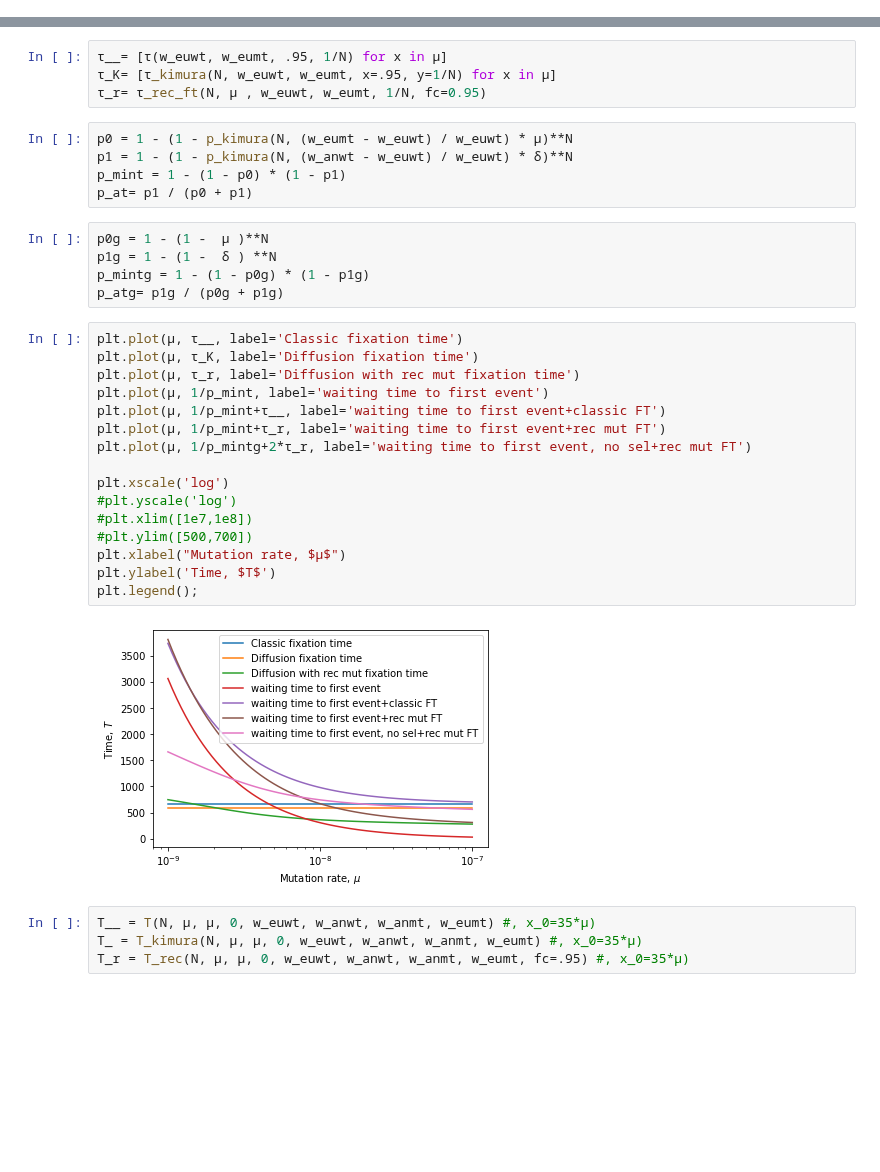
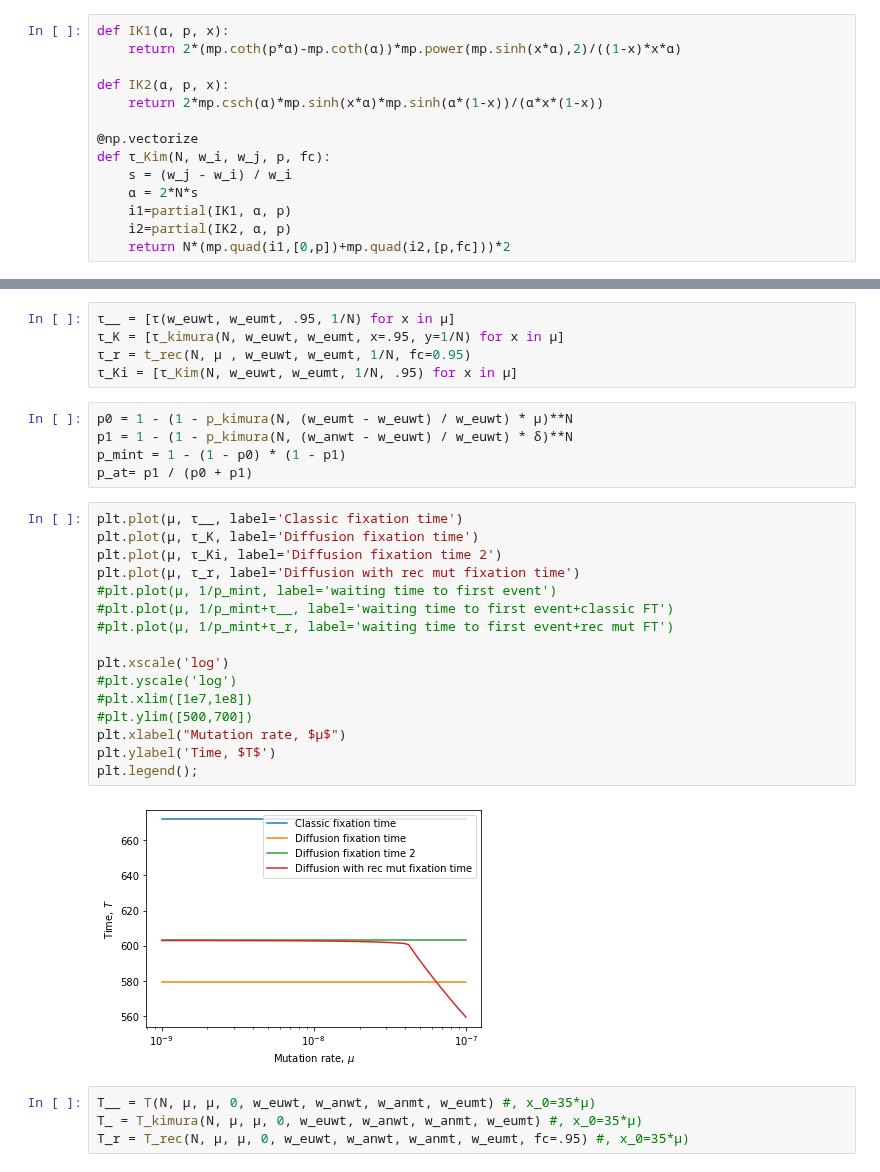
Before and after one commit to yoavram-lab/Heatrisomy, a Jupyter notebook: notebooks_mp/Comparison of the fixation times_no aneuploidy.ipynb, the cells around one changed output, grey strips where cells are left out. Saved outputs shown, nothing was run; the diff lists cells and outputs as text; blank space fills up the shorter version.

```diff
--- a/notebooks_mp/Comparison of the fixation times_no aneuploidy.ipynb
+++ b/notebooks_mp/Comparison of the fixation times_no aneuploidy.ipynb
@@ -158,4 +158,18 @@ def T_kimura(N, μ1, μ2, δ, w_euwt, w_anwt, w_anmt, w_eumt, x_0=0):
     )
     T =  p_a * T_a + (1 - p_a) * T_m
     return T
+# %%
+def IK1(α, p, x):
+    return 2*(mp.coth(p*α)-mp.coth(α))*mp.power(mp.sinh(x*α),2)/((1-x)*x*α)
+
+def IK2(α, p, x):
+    return 2*mp.csch(α)*mp.sinh(x*α)*mp.sinh(α*(1-x))/(α*x*(1-x))
+
+@np.vectorize
+def τ_Kim(N, w_i, w_j, p, fc):
+    s = (w_j - w_i) / w_i
+    α = 2*N*s
+    i1=partial(IK1, α, p)
+    i2=partial(IK2, α, p)
+    return N*(mp.quad(i1,[0,p])+mp.quad(i2,[p,fc]))*2
 # %%
@@ -456,37 +351,33 @@ msim_noaneuμ_manu=np.array([x for x in msim_noaneuμ_manu[0]])
 # %%
 N, μ, δ, w_euwt, w_anwt, w_anmt, w_eumt = 6e6, μm, 0, 1, 1.021,1.025, 1.028
 # %%
-τ__= [τ(w_euwt, w_eumt, .95, 1/N) for x in μ]
-τ_K= [τ_kimura(N, w_euwt, w_eumt, x=.95, y=1/N) for x in μ]
-τ_r= τ_rec_ft(N, μ , w_euwt, w_eumt, 1/N, fc=0.95)
+τ__ = [τ(w_euwt, w_eumt, .95, 1/N) for x in μ]
+τ_K = [τ_kimura(N, w_euwt, w_eumt, x=.95, y=1/N) for x in μ]
+τ_r = t_rec(N, μ , w_euwt, w_eumt, 1/N, fc=0.95)
+τ_Ki = [τ_Kim(N, w_euwt, w_eumt, 1/N, .95) for x in μ]
 # %%
 p0 = 1 - (1 - p_kimura(N, (w_eumt - w_euwt) / w_euwt) * μ)**N
 p1 = 1 - (1 - p_kimura(N, (w_anwt - w_euwt) / w_euwt) * δ)**N
 p_mint = 1 - (1 - p0) * (1 - p1)
 p_at= p1 / (p0 + p1)
-# %%
-p0g = 1 - (1 -  μ )**N
-p1g = 1 - (1 -  δ ) **N
-p_mintg = 1 - (1 - p0g) * (1 - p1g)
-p_atg= p1g / (p0g + p1g)
 # %%
 plt.plot(μ, τ__, label='Classic fixation time')
 plt.plot(μ, τ_K, label='Diffusion fixation time')
+plt.plot(μ, τ_Ki, label='Diffusion fixation time 2')
 plt.plot(μ, τ_r, label='Diffusion with rec mut fixation time')
-plt.plot(μ, 1/p_mint, label='waiting time to first event')
-plt.plot(μ, 1/p_mint+τ__, label='waiting time to first event+classic FT')
-plt.plot(μ, 1/p_mint+τ_r, label='waiting time to first event+rec mut FT')
-plt.plot(μ, 1/p_mintg+2*τ_r, label='waiting time to first event, no sel+rec mut FT')
+#plt.plot(μ, 1/p_mint, label='waiting time to first event')
+#plt.plot(μ, 1/p_mint+τ__, label='waiting time to first event+classic FT')
+#plt.plot(μ, 1/p_mint+τ_r, label='waiting time to first event+rec mut FT')
 
 plt.xscale('log')
 #plt.yscale('log')
 #plt.xlim([1e7,1e8])
 #plt.ylim([500,700])
 plt.xlabel("Mutation rate, $μ$")
 plt.ylabel('Time, $T$')
 plt.legend();
 # %% [output]
-[figure, old version]
+[figure, new version]
 # %%
 T__ = T(N, μ, μ, 0, w_euwt, w_anwt, w_anmt, w_eumt) #, x_0=35*μ)
 T_ = T_kimura(N, μ, μ, 0, w_euwt, w_anwt, w_anmt, w_eumt) #, x_0=35*μ)
```
Also changed, not shown: parts of 31 cells of this notebook, 5 other files.
